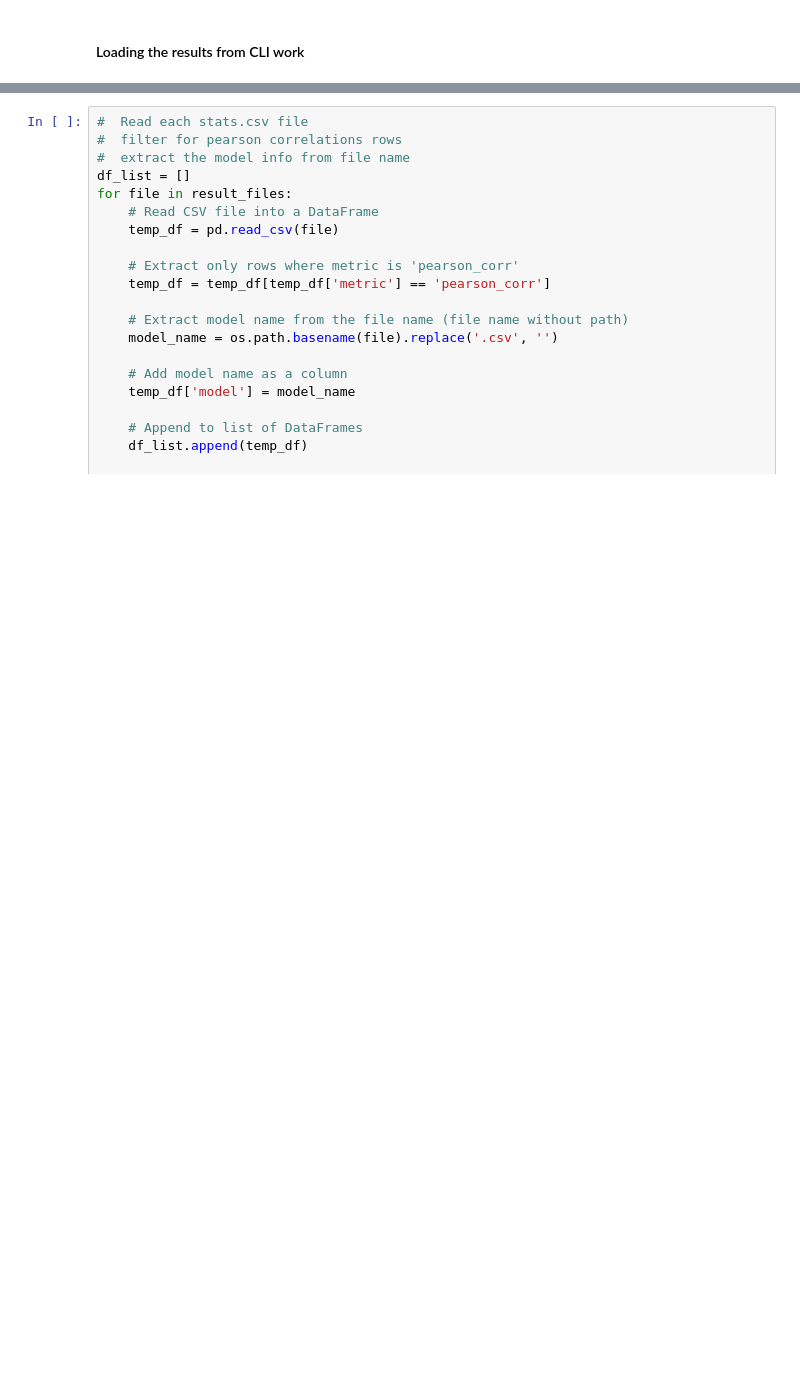
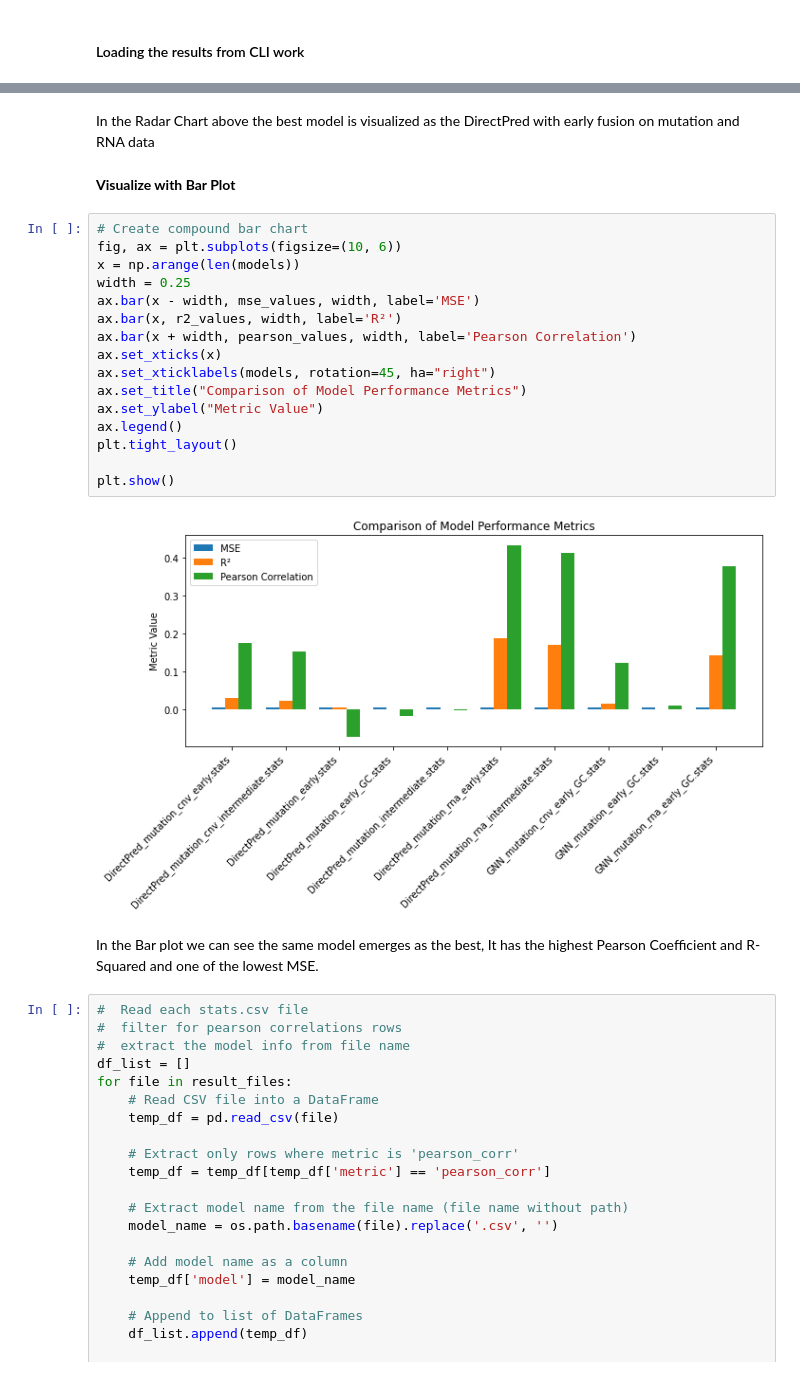
Before and after one commit to NishatMohammad/MultiOmicsIntegrationWithDeepLearningArchitectures, a Jupyter notebook: scripts/Analysis.ipynb, the cells around one changed output, grey strips where cells are left out. Saved outputs shown, nothing was run; the diff lists cells and outputs as text; blank space fills up the shorter version.

```diff
--- a/scripts/Analysis.ipynb
+++ b/scripts/Analysis.ipynb
@@ -172,3 +250,27 @@ print(result_files)
+# %% [markdown]
+In the Radar Chart above the best model is visualized as the DirectPred with early fusion on mutation and RNA data
+# %% [markdown]
+**Visualize with Bar Plot**
+# %%
+# Create compound bar chart
+fig, ax = plt.subplots(figsize=(10, 6))
+x = np.arange(len(models))
+width = 0.25
+ax.bar(x - width, mse_values, width, label='MSE')
+ax.bar(x, r2_values, width, label='R²')
+ax.bar(x + width, pearson_values, width, label='Pearson Correlation')
+ax.set_xticks(x)
+ax.set_xticklabels(models, rotation=45, ha="right")
+ax.set_title("Comparison of Model Performance Metrics")
+ax.set_ylabel("Metric Value")
+ax.legend()
+plt.tight_layout()
+
+plt.show()
+# %% [output]
+[figure, added]
+# %% [markdown]
+In the Bar plot we can see the same model emerges as the best, It has the highest Pearson Coefficient and R-Squared and one of the lowest MSE.
 # %%
 #  Read each stats.csv file
 #  filter for pearson correlations rows
```
Also changed, not shown: parts of 6 cells of this notebook.
